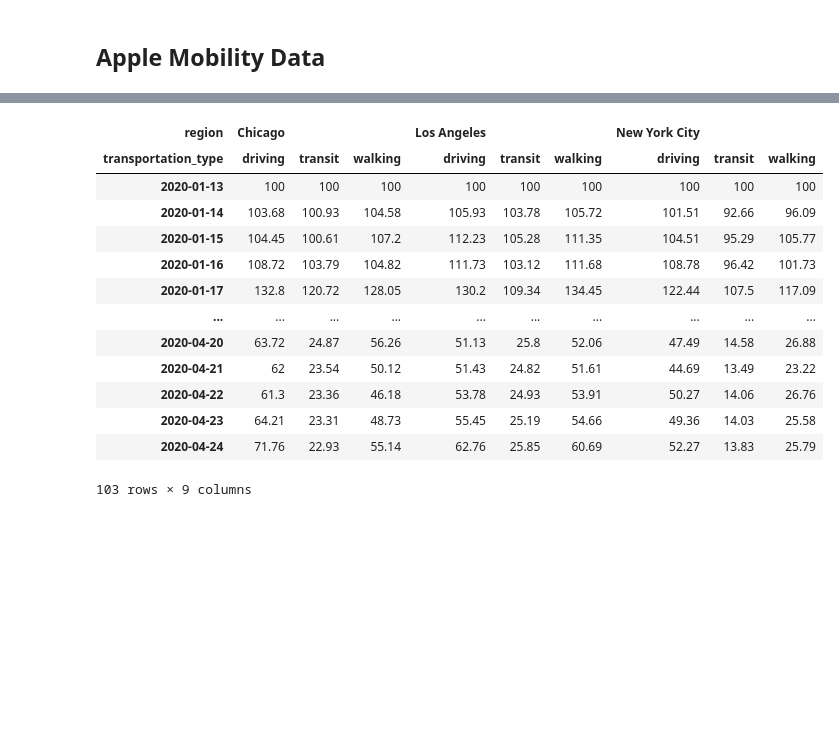
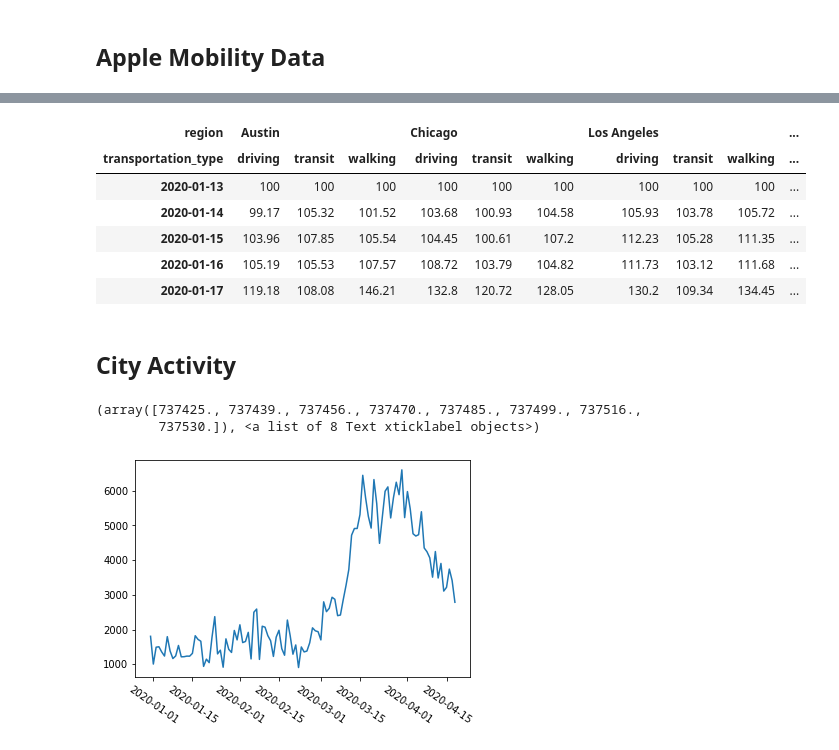
Before and after one commit to KellyGothard/RedditUSACOVID, a Jupyter notebook: notebooks/Ngram_Timeseries.ipynb, the cells around one changed output, grey strips where cells are left out. Drawn from its saved outputs; the diff is of its cells as text; code cells hidden in the pictures; blank space fills up the shorter version.

```diff
--- a/notebooks/Ngram_Timeseries.ipynb
+++ b/notebooks/Ngram_Timeseries.ipynb
@@ -128,7 +134,7 @@ f.tight_layout()
 # %% [markdown]
 ## Apple Mobility Data
 # %%
-apple_mob_dat = pd.read_csv('../data/mobility_data/applemobilitytrends-2020-04-24.csv')
+apple_mob_dat = pd.read_csv('../data/mobility_data/applemobilitytrends-2020-05-02.csv')
 # %%
 apple_mob_dat
 # %% [output]
@@ -148,2 +157,6 @@ apple_mob_dat
 # %%
-reddit_targets = ['New York City', 'Los Angeles', 'Portland', 'Chicago', 'Austin']
+apple2reddit = {'NYC':'New York City',
+                'LosAngeles':'Los Angeles',
+                'Portland':'Portland',
+                'Chicago':'Chicago',
+                'Austin':'Austin'}
@@ -152,26 +163,23 @@ available= ['New York City', 'Los Angeles', 'Boston', 'Chicago', 'Atlanta']
 # %%
-top5 = apple_mob_dat[apple_mob_dat.region.isin(reddit_targets)]
+top5 = apple_mob_dat[apple_mob_dat.region.isin(apple2reddit.values())]
 # %%
 top5= top5.set_index(['region','transportation_type']).T
 # %%
 top5.drop('geo_type',inplace=True)
+# %%
+top5.drop('alternative_name',axis=0,inplace=True)
 # %%
-top5
+top5.head()
 # %% [output]
-| region | Chicago |  |  | Los Angeles |  |  | New York City |  |  |
-| transportation_type | driving | transit | walking | driving | transit | walking | driving | transit | walking |
-| 2020-01-13 | 100 | 100 | 100 | 100 | 100 | 100 | 100 | 100 | 100 |
-| 2020-01-14 | 103.68 | 100.93 | 104.58 | 105.93 | 103.78 | 105.72 | 101.51 | 92.66 | 96.09 |
-| 2020-01-15 | 104.45 | 100.61 | 107.2 | 112.23 | 105.28 | 111.35 | 104.51 | 95.29 | 105.77 |
-| 2020-01-16 | 108.72 | 103.79 | 104.82 | 111.73 | 103.12 | 111.68 | 108.78 | 96.42 | 101.73 |
-| 2020-01-17 | 132.8 | 120.72 | 128.05 | 130.2 | 109.34 | 134.45 | 122.44 | 107.5 | 117.09 |
-| ... | ... | ... | ... | ... | ... | ... | ... | ... | ... |
-| 2020-04-20 | 63.72 | 24.87 | 56.26 | 51.13 | 25.8 | 52.06 | 47.49 | 14.58 | 26.88 |
-| 2020-04-21 | 62 | 23.54 | 50.12 | 51.43 | 24.82 | 51.61 | 44.69 | 13.49 | 23.22 |
-| 2020-04-22 | 61.3 | 23.36 | 46.18 | 53.78 | 24.93 | 53.91 | 50.27 | 14.06 | 26.76 |
-| 2020-04-23 | 64.21 | 23.31 | 48.73 | 55.45 | 25.19 | 54.66 | 49.36 | 14.03 | 25.58 |
-| 2020-04-24 | 71.76 | 22.93 | 55.14 | 62.76 | 25.85 | 60.69 | 52.27 | 13.83 | 25.79 |
+| region | Austin |  |  | Chicago |  |  | Los Angeles |  |  | ... |
+| transportation_type | driving | transit | walking | driving | transit | walking | driving | transit | walking | ... |
+| 2020-01-13 | 100 | 100 | 100 | 100 | 100 | 100 | 100 | 100 | 100 | ... |
+| 2020-01-14 | 99.17 | 105.32 | 101.52 | 103.68 | 100.93 | 104.58 | 105.93 | 103.78 | 105.72 | ... |
+| 2020-01-15 | 103.96 | 107.85 | 105.54 | 104.45 | 100.61 | 107.2 | 112.23 | 105.28 | 111.35 | ... |
+| 2020-01-16 | 105.19 | 105.53 | 107.57 | 108.72 | 103.79 | 104.82 | 111.73 | 103.12 | 111.68 | ... |
+| 2020-01-17 | 119.18 | 108.08 | 146.21 | 132.8 | 120.72 | 128.05 | 130.2 | 109.34 | 134.45 | ... |
-103 rows × 9 columns
+# %% [markdown]
+## City Activity
 # %%
 data_dir = Path('../data/reddit_data_0418/cities/')
 # %%
@@ -184 +193,10 @@ for file in data_dir.glob('*/*comments*'):
+# %%
+this_city = 'NYC'
+temp_df = city2activity[this_city]
+plt.plot(temp_df.created_utc.value_counts().sort_index())
+plt.xticks(rotation=-35)
+# %% [output]
+(array([737425., 737439., 737456., 737470., 737485., 737499., 737516.,
+        737530.]), <a list of 8 Text xticklabel objects>)
+[figure, added]
 # %%
```
Also changed, not shown: parts of 11 cells of this notebook, 1 other file.
